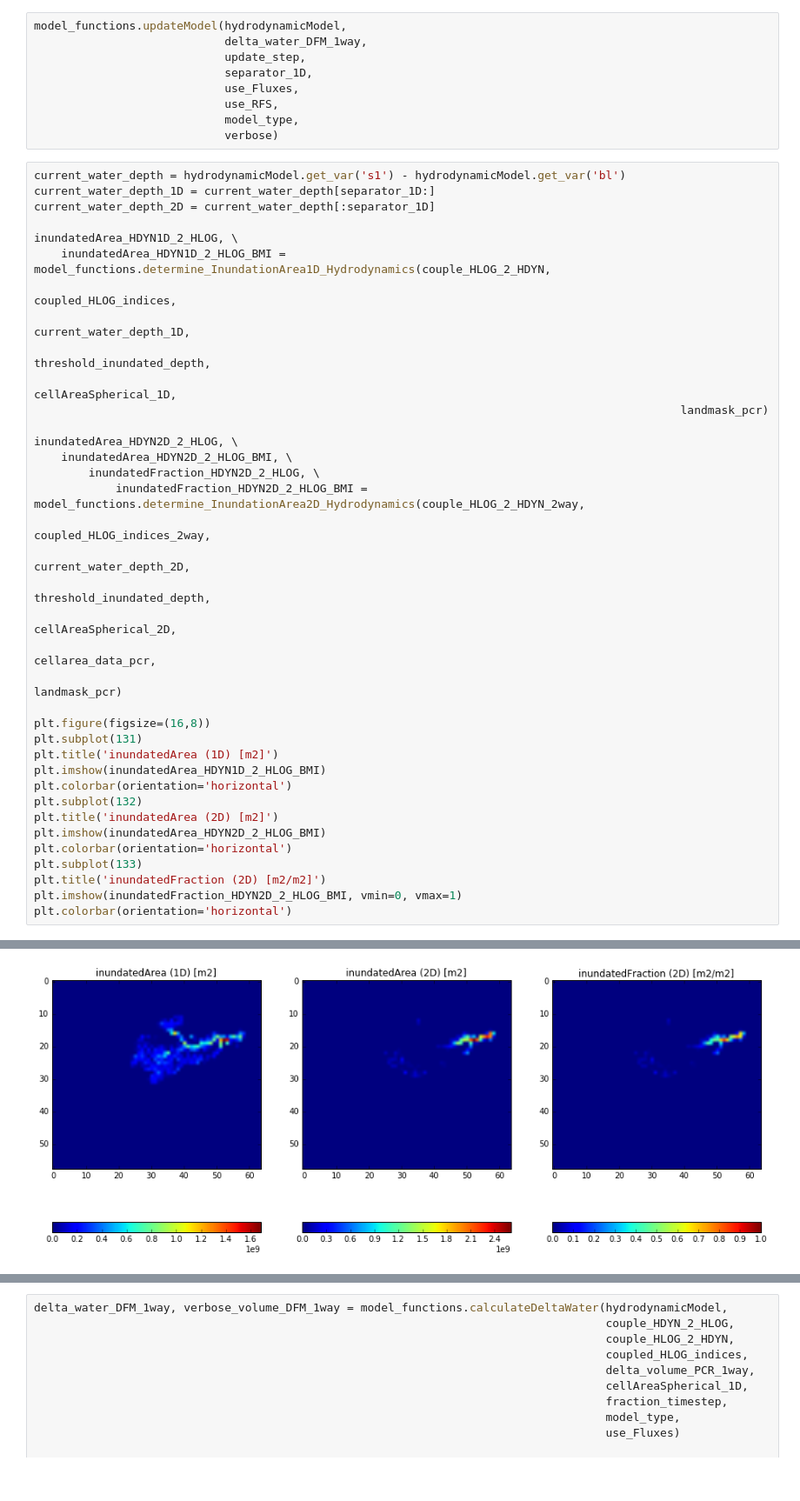
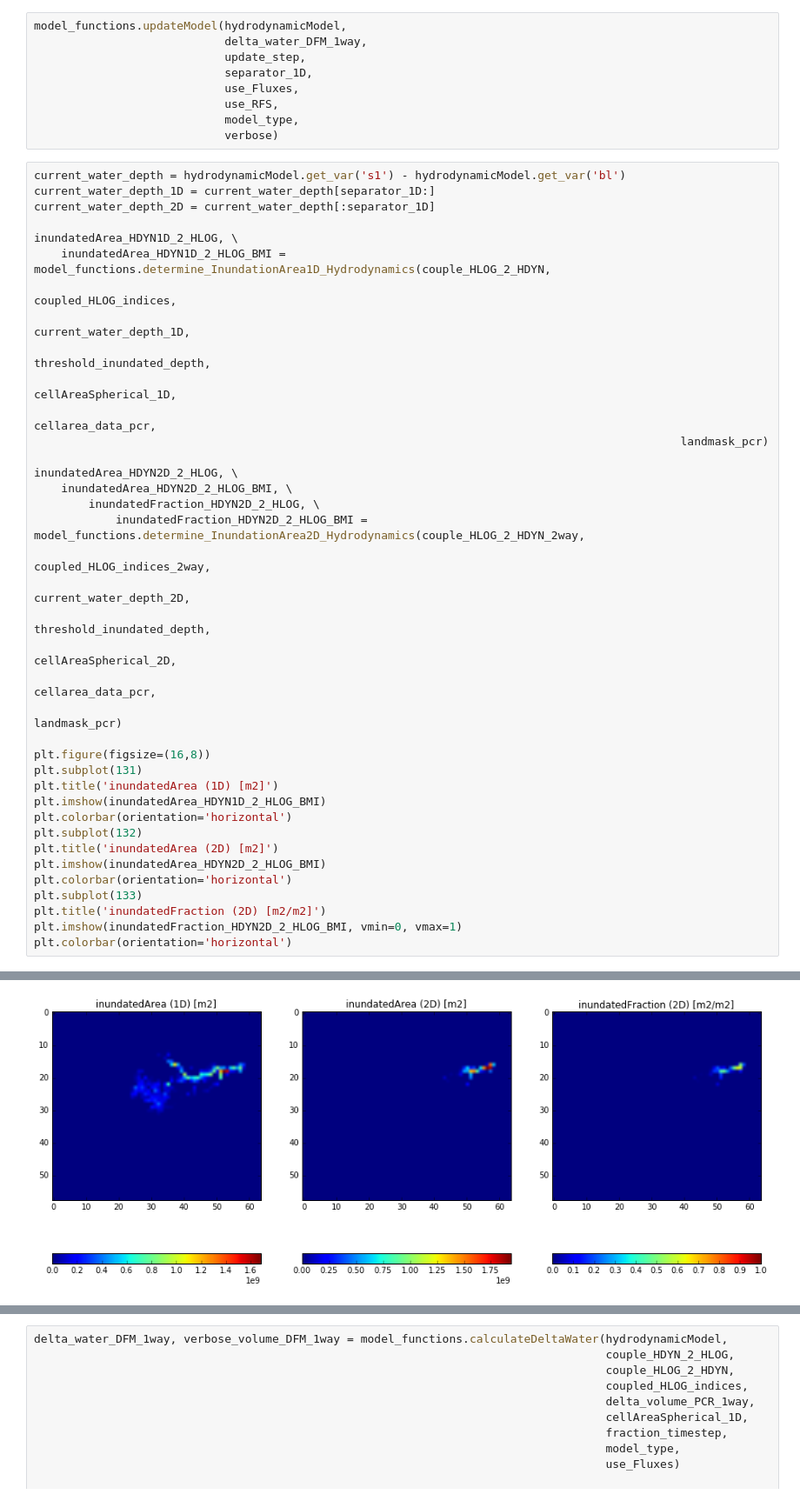
Before and after one commit to wk1984/glofrim, a Jupyter notebook: couplingFramework_v2_LFPtoPCR.ipynb, the cells around one changed output, grey strips where cells are left out. Shown at 87% size. Saved outputs shown, nothing was run; the diff lists cells and outputs as text.

```diff
--- a/couplingFramework_v2_LFPtoPCR.ipynb
+++ b/couplingFramework_v2_LFPtoPCR.ipynb
@@ -483,35 +484,36 @@ inundatedArea_HDYN1D_2_HLOG, \
                                                                                                current_water_depth_1D,
                                                                                                threshold_inundated_depth,
                                                                                                cellAreaSpherical_1D,
+                                                                                               cellarea_data_pcr,
                                                                                                landmask_pcr)
 
 inundatedArea_HDYN2D_2_HLOG, \
     inundatedArea_HDYN2D_2_HLOG_BMI, \
         inundatedFraction_HDYN2D_2_HLOG, \
             inundatedFraction_HDYN2D_2_HLOG_BMI = model_functions.determine_InundationArea2D_Hydrodynamics(couple_HLOG_2_HDYN_2way,
                                                                                                            coupled_HLOG_indices_2way,
                                                                                                            current_water_depth_2D,
                                                                                                            threshold_inundated_depth,
                                                                                                            cellAreaSpherical_2D,
                                                                                                            cellarea_data_pcr,
                                                                                                            landmask_pcr)
 
 plt.figure(figsize=(16,8))
 plt.subplot(131)
 plt.title('inundatedArea (1D) [m2]')
 plt.imshow(inundatedArea_HDYN1D_2_HLOG_BMI)
 plt.colorbar(orientation='horizontal')
 plt.subplot(132)
 plt.title('inundatedArea (2D) [m2]')
 plt.imshow(inundatedArea_HDYN2D_2_HLOG_BMI)
 plt.colorbar(orientation='horizontal')
 plt.subplot(133)
 plt.title('inundatedFraction (2D) [m2/m2]')
 plt.imshow(inundatedFraction_HDYN2D_2_HLOG_BMI, vmin=0, vmax=1)
 plt.colorbar(orientation='horizontal')
 # %% [output]
 <matplotlib.colorbar.Colorbar at 0x...>
-[figure, old version]
+[figure, new version]
 # %%
 current_water_volume = np.copy(hydrodynamicModel.get_var('vol1'))
 current_water_volume_1D = current_water_volume[separator_1D:]
```
Also changed, not shown: parts of 14 cells of this notebook, 2 other files.
